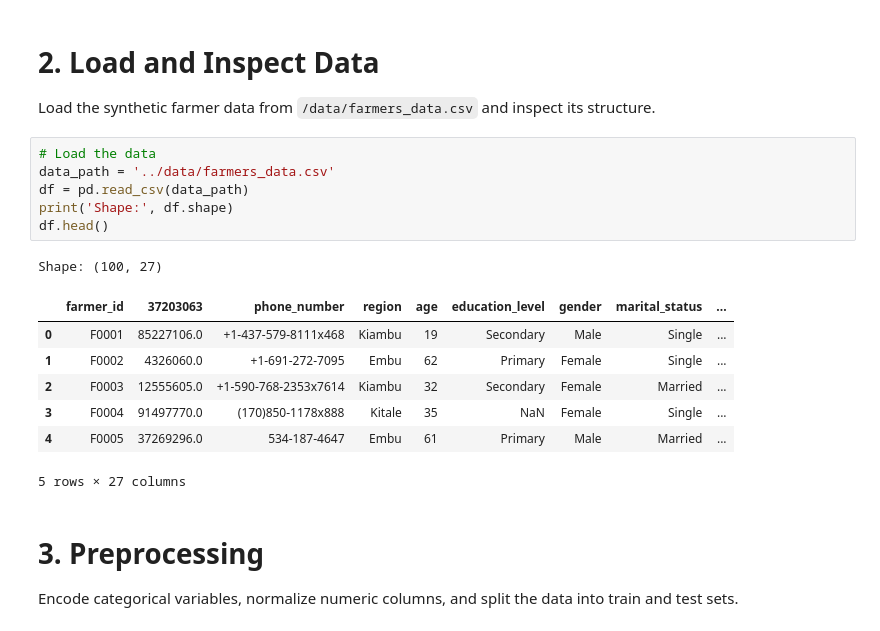
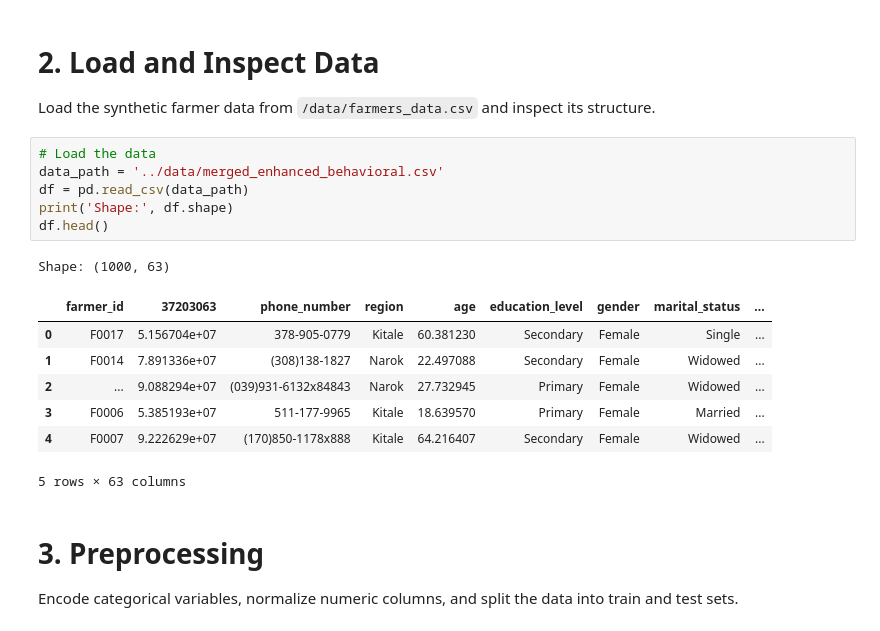
Before and after one commit to lawrencemungai029-code/Farmwise, a Jupyter notebook: notebooks/train_model.ipynb, the cells around one changed output. Cells and saved outputs as stored; diff of their text form.

```diff
--- a/notebooks/train_model.ipynb
+++ b/notebooks/train_model.ipynb
@@ -23,19 +23,19 @@ warnings.filterwarnings('ignore')
 Load the synthetic farmer data from `/data/farmers_data.csv` and inspect its structure.
 # %%
 # Load the data
-data_path = '../data/farmers_data.csv'
+data_path = '../data/merged_enhanced_behavioral.csv'
 df = pd.read_csv(data_path)
 print('Shape:', df.shape)
 df.head()
 # %% [output]
-Shape: (100, 27)
+Shape: (1000, 63)
 |  | farmer_id | 37203063 | phone_number | region | age | education_level | gender | marital_status | ... |
-| 0 | F0001 | 85227106.0 | +1-437-579-8111x468 | Kiambu | 19 | Secondary | Male | Single | ... |
-| 1 | F0002 | 4326060.0 | +1-691-272-7095 | Embu | 62 | Primary | Female | Single | ... |
-| 2 | F0003 | 12555605.0 | +1-590-768-2353x7614 | Kiambu | 32 | Secondary | Female | Married | ... |
-| 3 | F0004 | 91497770.0 | (170)850-1178x888 | Kitale | 35 | NaN | Female | Single | ... |
-| 4 | F0005 | 37269296.0 | 534-187-4647 | Embu | 61 | Primary | Male | Married | ... |
+| 0 | F0017 | 5.156704e+07 | 378-905-0779 | Kitale | 60.381230 | Secondary | Female | Single | ... |
+| 1 | F0014 | 7.891336e+07 | (308)138-1827 | Narok | 22.497088 | Secondary | Female | Widowed | ... |
+| 2 | ... | 9.088294e+07 | (039)931-6132x84843 | Narok | 27.732945 | Primary | Female | Widowed | ... |
+| 3 | F0006 | 5.385193e+07 | 511-177-9965 | Kitale | 18.639570 | Primary | Female | Married | ... |
+| 4 | F0007 | 9.222629e+07 | (170)850-1178x888 | Kitale | 64.216407 | Secondary | Female | Widowed | ... |
-5 rows × 27 columns
+5 rows × 63 columns
 # %% [markdown]
 # 3. Preprocessing
 Encode categorical variables, normalize numeric columns, and split the data into train and test sets.
```
Also changed, not shown: parts of 6 cells of this notebook, 22 other files.
